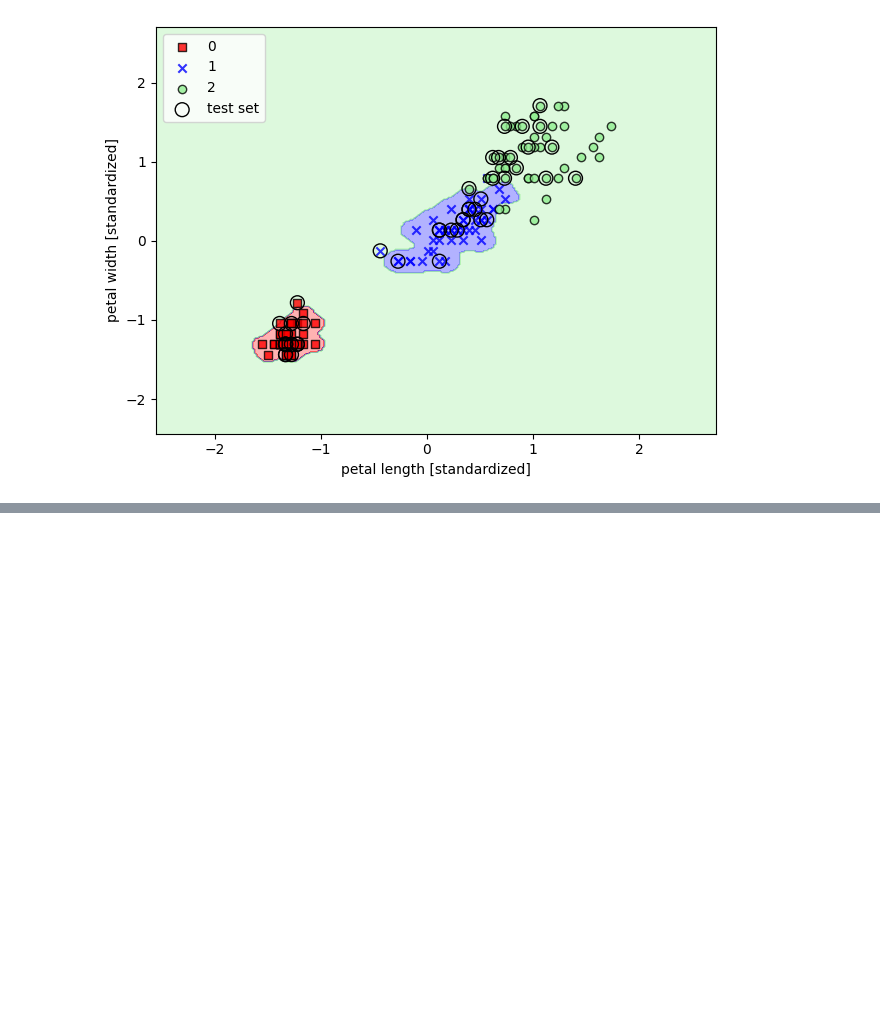
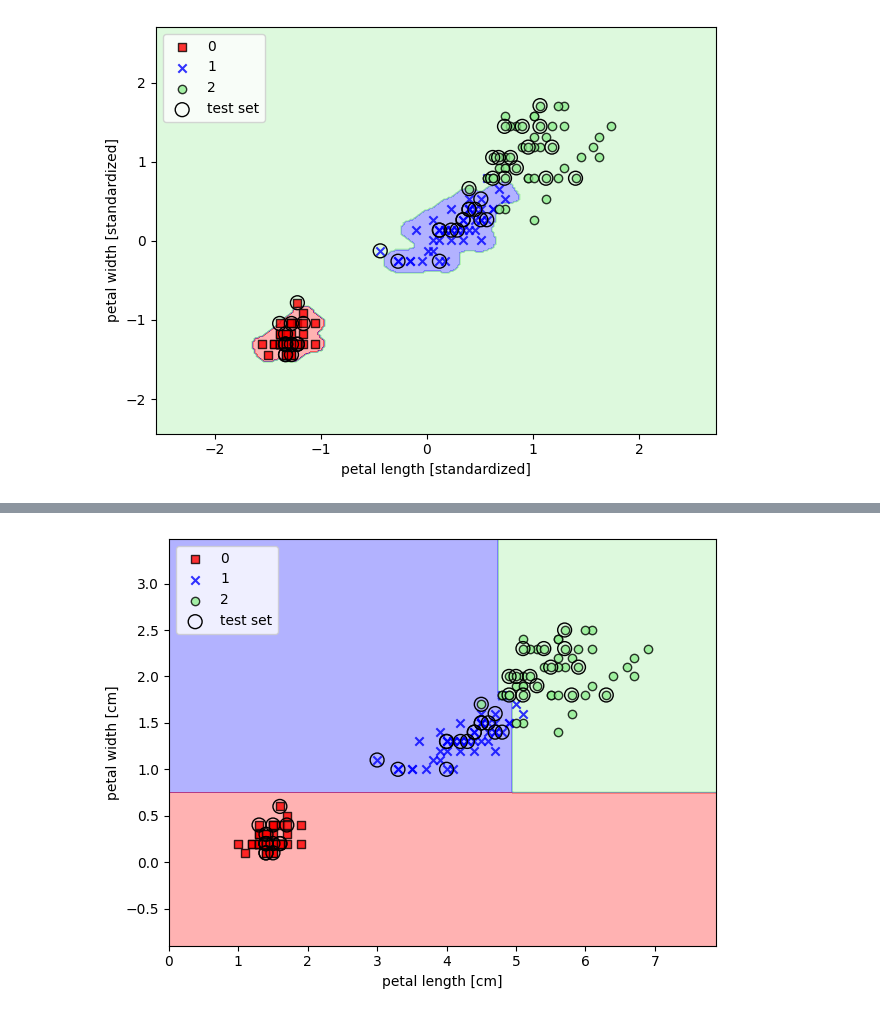
Before and after one commit to AntiquatedLemon/DataAnalytics-Science, a Jupyter notebook: Python ML Book/C3.ipynb, the cells around one changed output, grey strips where cells are left out. Drawn from its saved outputs; the diff is of its cells as text; code cells hidden in the pictures; blank space fills up the shorter version.

```diff
--- a/Python ML Book/C3.ipynb
+++ b/Python ML Book/C3.ipynb
@@ -626,24 +643,31 @@ plt.show()
 # %%
 #build from sklearn
+"""can also be done by dividing into rectangles
+    careful because deeper decision makes more complicated decision boundaries, potential for overfitting
+    max depth of 3, entropy as impurity criterion
+    feature scaling is not necessary here beyond visualizations
+"""
 from sklearn.tree import DecisionTreeClassifier
 
 tree_model = DecisionTreeClassifier(criterion='gini',
                                     max_depth=4,
                                     random_state=1)
 tree_model.fit(X_train, y_train)
 
 X_combined = np.vstack((X_train, X_test))
 y_combined = np.hstack((y_train, y_test))
 plot_decision_regions(X_combined, y_combined,
                       classifier=tree_model,
                       test_idx=range(105, 150))
 
 plt.xlabel('petal length [cm]')
 plt.ylabel('petal width [cm]')
 plt.legend(loc='upper left')
 plt.tight_layout()
 #plt.savefig('images/03_20.png', dpi=300)
 plt.show()
+# %% [output]
+[figure, added]
 # %%
 from sklearn import tree
 
```
Also changed, not shown: parts of 7 cells of this notebook, 3 other files.
